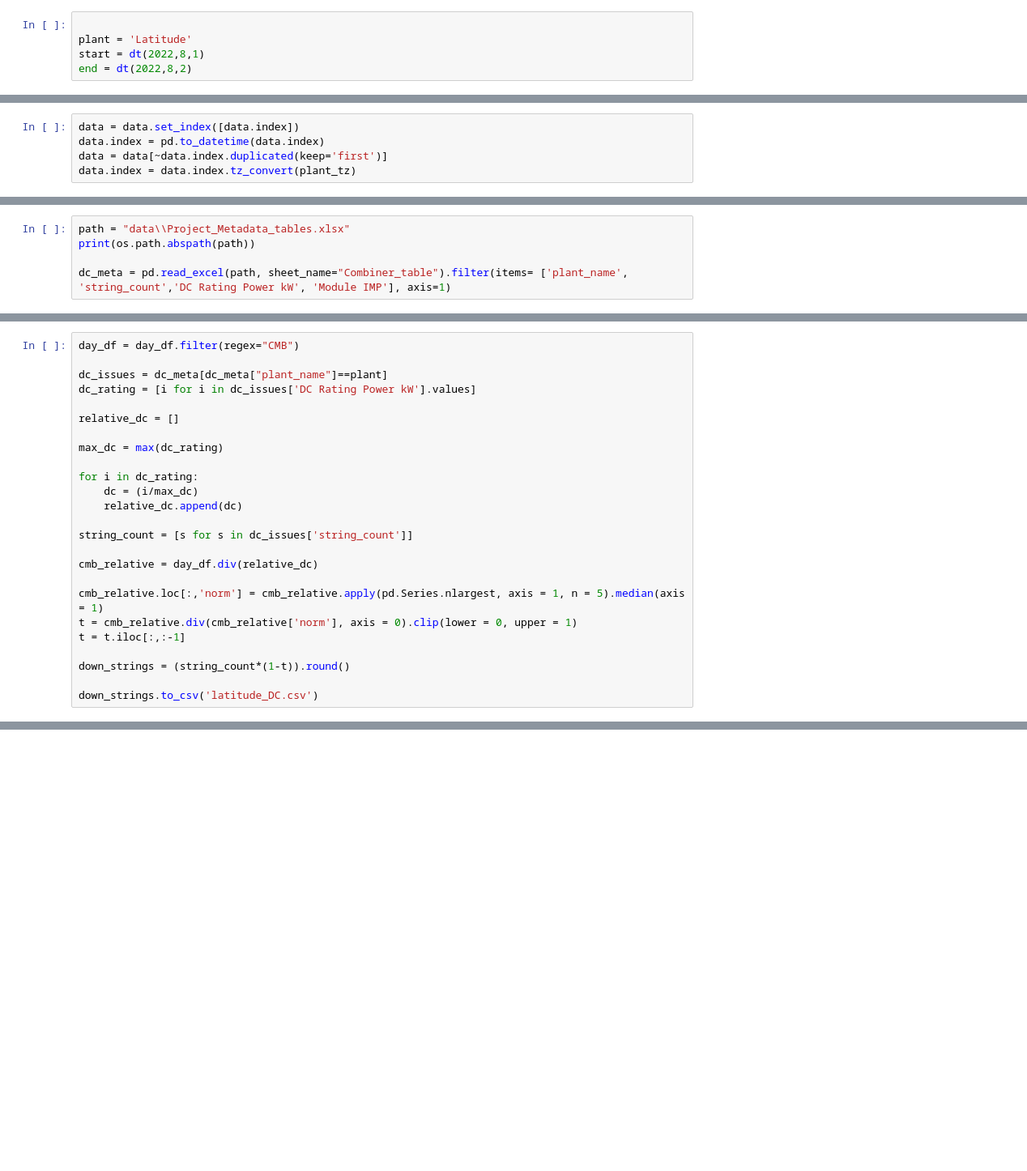
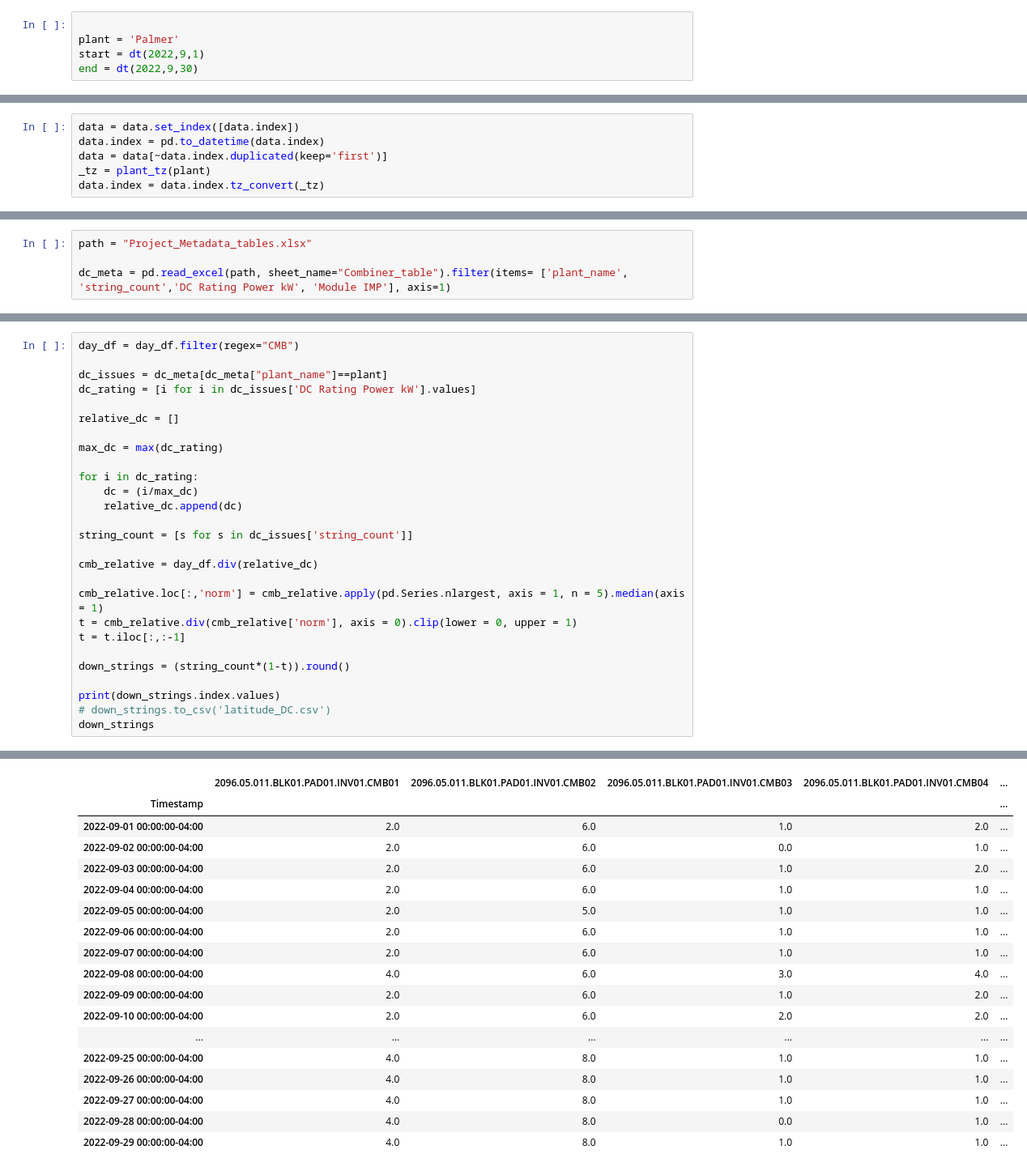
Before and after one commit to just-pineapples/Arevbot, a Jupyter notebook: Dataframe_mangement/DC_outage_model.ipynb, the cells around one changed output, grey strips where cells are left out. Shown at 81% size. Cells and saved outputs as stored; diff of their text form; blank space fills up the shorter version.

```diff
--- a/Dataframe_mangement/DC_outage_model.ipynb
+++ b/Dataframe_mangement/DC_outage_model.ipynb
@@ -16,8 +15,8 @@ ModuleNotFoundError: No module named 'src'
 # %%
 
-plant = 'Latitude'
-start = dt(2022,8,1)
-end = dt(2022,8,2)
+plant = 'Palmer'
+start = dt(2022,9,1)
+end = dt(2022,9,30)
 # %%
 dev_tags = [("Combiner", ["DC_CURRENT"]),
             ("Inverter", ["DC_CURRENT"]),
@@ -47,4 +46,5 @@ data.columns = ident
 data = data.set_index([data.index])
 data.index = pd.to_datetime(data.index)
 data = data[~data.index.duplicated(keep='first')]
-data.index = data.index.tz_convert(plant_tz)
+_tz = plant_tz(plant)
+data.index = data.index.tz_convert(_tz)
@@ -89,5 +99,4 @@ day_df
 # %%
-path = "data\\Project_Metadata_tables.xlsx"
-print(os.path.abspath(path))
+path = "Project_Metadata_tables.xlsx"
 
 dc_meta = pd.read_excel(path, sheet_name="Combiner_table").filter(items= ['plant_name', 'string_count','DC Rating Power kW', 'Module IMP'], axis=1)
@@ -118,4 +124,7 @@ t = t.iloc[:,:-1]
 
 down_strings = (string_count*(1-t)).round()
 
-down_strings.to_csv('latitude_DC.csv')
+print(down_strings.index.values)
+# down_strings.to_csv('latitude_DC.csv')
+down_strings
+# %% [output]
@@ -121,0 +146,18 @@ down_strings.to_csv('latitude_DC.csv')
+|  | 2096.05.011.BLK01.PAD01.INV01.CMB01 | 2096.05.011.BLK01.PAD01.INV01.CMB02 | 2096.05.011.BLK01.PAD01.INV01.CMB03 | 2096.05.011.BLK01.PAD01.INV01.CMB04 | ... |
+| Timestamp |  |  |  |  | ... |
+| 2022-09-01 00:00:00-04:00 | 2.0 | 6.0 | 1.0 | 2.0 | ... |
+| 2022-09-02 00:00:00-04:00 | 2.0 | 6.0 | 0.0 | 1.0 | ... |
+| 2022-09-03 00:00:00-04:00 | 2.0 | 6.0 | 1.0 | 2.0 | ... |
+| 2022-09-04 00:00:00-04:00 | 2.0 | 6.0 | 1.0 | 1.0 | ... |
+| 2022-09-05 00:00:00-04:00 | 2.0 | 5.0 | 1.0 | 1.0 | ... |
+| 2022-09-06 00:00:00-04:00 | 2.0 | 6.0 | 1.0 | 1.0 | ... |
+| 2022-09-07 00:00:00-04:00 | 2.0 | 6.0 | 1.0 | 1.0 | ... |
+| 2022-09-08 00:00:00-04:00 | 4.0 | 6.0 | 3.0 | 4.0 | ... |
+| 2022-09-09 00:00:00-04:00 | 2.0 | 6.0 | 1.0 | 2.0 | ... |
+| 2022-09-10 00:00:00-04:00 | 2.0 | 6.0 | 2.0 | 2.0 | ... |
+| ... | ... | ... | ... | ... | ... |
+| 2022-09-25 00:00:00-04:00 | 4.0 | 8.0 | 1.0 | 1.0 | ... |
+| 2022-09-26 00:00:00-04:00 | 4.0 | 8.0 | 1.0 | 1.0 | ... |
+| 2022-09-27 00:00:00-04:00 | 4.0 | 8.0 | 1.0 | 1.0 | ... |
+| 2022-09-28 00:00:00-04:00 | 4.0 | 8.0 | 0.0 | 1.0 | ... |
+| 2022-09-29 00:00:00-04:00 | 4.0 | 8.0 | 1.0 | 1.0 | ... |
```
Also changed, not shown: parts of 6 cells of this notebook, 1 other file.
